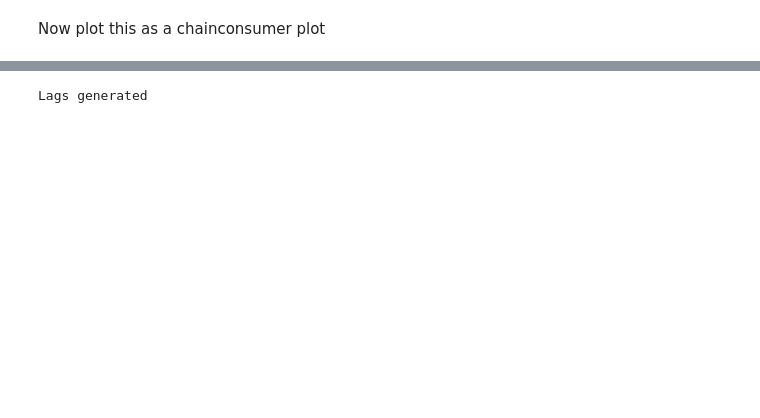
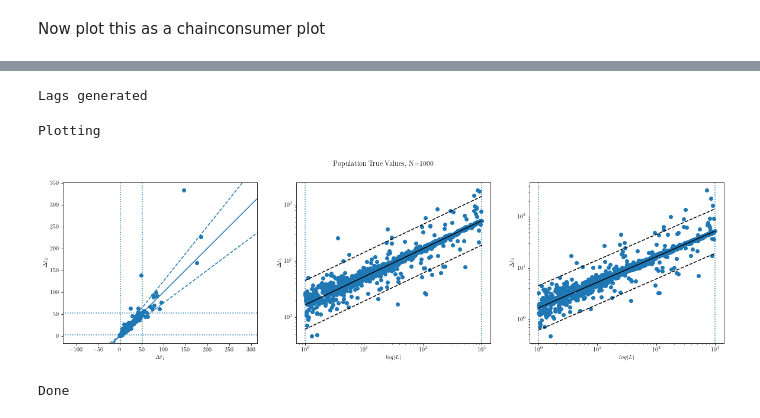
Before and after one commit to HughMcDougall/HMJavelin, a Jupyter notebook: NumpyroTests/HB_FakeData.ipynb, the cells around one changed output, grey strips where cells are left out. Drawn from its saved outputs; the diff is of its cells as text; code cells hidden in the pictures; blank space fills up the shorter version.

```diff
--- a/NumpyroTests/HB_FakeData.ipynb
+++ b/NumpyroTests/HB_FakeData.ipynb
@@ -105,12 +145,12 @@ In this section we generate and plot fake data for use in the numpyro model
 # %%
 #R-L Slopes, Offsets & Spreads
-alpha_RL = [0.5, 0.5]
-beta_RL = [0.5,0.5]
-delta_RL = [0.5*2,0.5*2]
+alpha_RL    = [0.5,     0.5]
+beta_RL     = [0.5,     0.5]
+delta_RL    = [0.5*2,   0.5*2]
 
 #Similarity band left and right
-alpha_sim = 1
-delta_sim = 0.25
+gamma = 1
+delta_gamma = 0.25
 
 def makelags(L, lagsim = True, lagsim_prop=False):
 
@@ -119,9 +159,10 @@ def makelags(L, lagsim = True, lagsim_prop=False):
     lags_1 = np.exp(alpha_RL[0]*np.log(L) + beta_RL[0]+ np.random.normal(size=N)*delta_RL[0])
     lags_2 = np.exp(alpha_RL[1]*np.log(L) + beta_RL[1]+ np.random.normal(size=N)*delta_RL[1])
 
+    #If also using lag similarity:
     if lagsim:
         norm = 1
-        good_to_go = np.exp(-(((lags_1 / lags_2) - alpha_sim) / delta_sim)**2 / 2) / np.sqrt(2*np.pi*delta_sim) > np.random.rand(N)
+        good_to_go = np.exp(-(((lags_1 / lags_2) - gamma) / delta_gamma)**2 / 2) / np.sqrt(2*np.pi*delta_gamma) > np.random.rand(N)
 
         while False in good_to_go:
             #Indices of cells that need to be updated
@@ -133,9 +174,9 @@ def makelags(L, lagsim = True, lagsim_prop=False):
 
             #Use proportionality or linear relationship
             if lagsim_prop==True:
-                dex = (( (lags_1[inds] / lags_2[inds]) - alpha_sim) / delta_sim)**2
+                dex = (( (lags_2[inds] / lags_1[inds]) - gamma) / delta_gamma)**2
             else:
-                dex = (( (lags_1[inds]*alpha_sim - lags_2[inds])) / delta_sim)**2
+                dex = ( (lags_2[inds]*gamma - lags_1[inds] - (gamma-1)) / delta_gamma)**2
 
             #Check if updated cells are good or need another pass
             good_to_go[inds] = np.exp(-dex/2) / norm > np.random.rand(len(inds))
@@ -146,42 +187,58 @@ def makelags(L, lagsim = True, lagsim_prop=False):
 Nsources = 1000
 Lmin = 1
 Lmax = 1000
+lagsim = True
+lagsim_prop = True
+
 L = np.exp(np.random.uniform(low = np.log(Lmin), high = np.log(Lmax), size=Nsources)) # Log Uniform Dist
-L = np.random.uniform(low = Lmin, high = Lmax, size=Nsources) # Uniform
+#L = np.random.uniform(low = Lmin, high = Lmax, size=Nsources) # Uniform
 
-lags = makelags(L, True, False)
+lags = makelags(L, lagsim, lagsim_prop)
+
 print("Lags generated")
+# %% [output]
+Lags generated
 # %%
 print("Plotting")
 fig, ax = plt.subplots(1,3, figsize=(20,5))
 ax[0].scatter(lags[0],lags[1])
-ax[0].axline([0,0], slope = alpha_sim)
-ax[0].axline([0,0], slope = alpha_sim+delta_sim , ls='--')
-ax[0].axline([0,0], slope = alpha_sim-delta_sim, ls='--')
+if lagsim_prop:
+    ax[0].axline([0,0], slope = gamma)
+    ax[0].axline([0,0], slope = gamma+delta_gamma , ls='--')
+    ax[0].axline([0,0], slope = gamma-delta_gamma, ls='--')
+else:
+    ax[0].axline([0,0], slope = gamma)
+    ax[0].axline([0,delta_gamma], slope = gamma , ls='--')
+    ax[0].axline([0,-delta_gamma], slope = gamma, ls='--')
+
 ax[0].axis('equal')
 
 ax[0].axvline( np.exp(np.log(Lmin)*alpha_RL[0] + beta_RL[0]), ls=':')
 ax[0].axhline( np.exp(np.log(Lmin)*alpha_RL[1] + beta_RL[1]), ls=':')
 ax[0].axvline( np.exp(np.log(Lmax)*alpha_RL[0] + beta_RL[0]), ls=':')
 ax[0].axhline( np.exp(np.log(Lmax)*alpha_RL[1] + beta_RL[1]), ls=':')
 
 plotspace = np.linspace(Lmin,Lmax, 2)
 for i in [1,2]:
     ax[i].scatter(L,lags[i-1])
     ax[i].set_xscale('log')
     ax[i].set_yscale('log')
 
     ax[i].plot( plotspace, np.exp(np.log(plotspace) * alpha_RL[i-1] + beta_RL[i-1]), c='k', ls='-')
     ax[i].plot( plotspace, np.exp(np.log(plotspace) * alpha_RL[i-1] + beta_RL[i-1] - delta_RL[i-1]), c='k', ls='--')
     ax[i].plot( plotspace, np.exp(np.log(plotspace) * alpha_RL[i-1] + beta_RL[i-1] + delta_RL[i-1]), c='k', ls='--')
 
     ax[i].axvline(Lmin, ls=':')
     ax[i].axvline(Lmax, ls=':')
 
 fig.suptitle("Population True Values, N=%i" %Nsources)
-ax[0].set(xlabel='Lag 1', ylabel='Lag 2')
-ax[1].set(xlabel='Log|Lum|', ylabel='Lag 1')
-ax[2].set(xlabel='Log|Lum|', ylabel='Lag 1')
+ax[0].set(xlabel='$\Delta t_1$', ylabel='$\Delta t_2$')
+ax[1].set(xlabel='$log|L|$', ylabel='$\Delta t_1$')
+ax[2].set(xlabel='$log|L|$', ylabel='$\Delta t_2$')
 
 plt.show()
 print("Done")
+# %% [output]
+Plotting
+[figure, added]
+Done
@@ -227,12 +244,0 @@ def makelags(L, lagsim = True, lagsim_prop=False):
-# %%
-#Actually generate the lags
-Nsources = 1000
-Lmin = 1
-Lmax = 1000
-L = np.exp(np.random.uniform(low = np.log(Lmin), high = np.log(Lmax), size=Nsources)) # Log Uniform Dist
-L = np.random.uniform(low = Lmin, high = Lmax, size=Nsources) # Uniform
-
-lags = makelags(L, True, False)
-print("Lags generated")
-# %% [output]
-Lags generated
```
Also changed, not shown: parts of 18 cells of this notebook, 2 other files.
